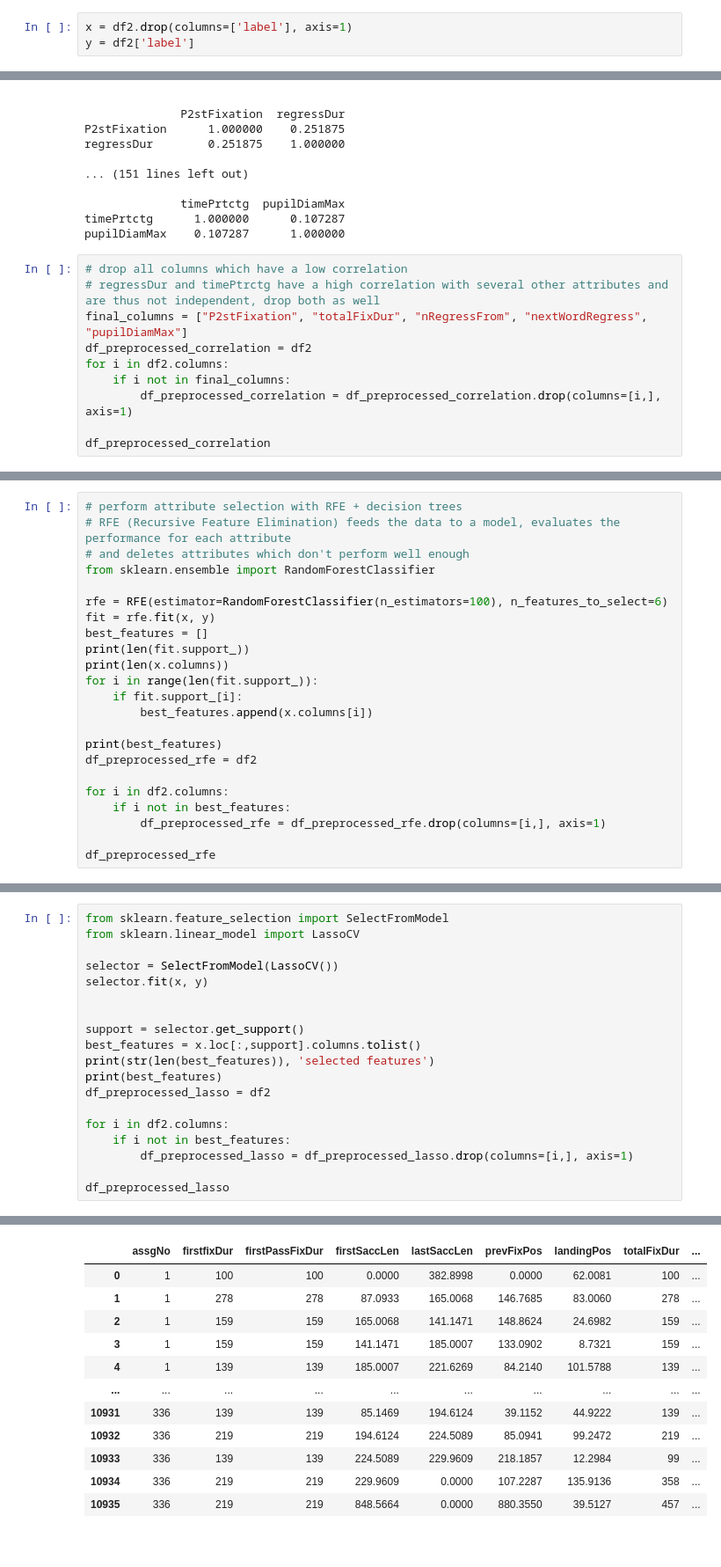
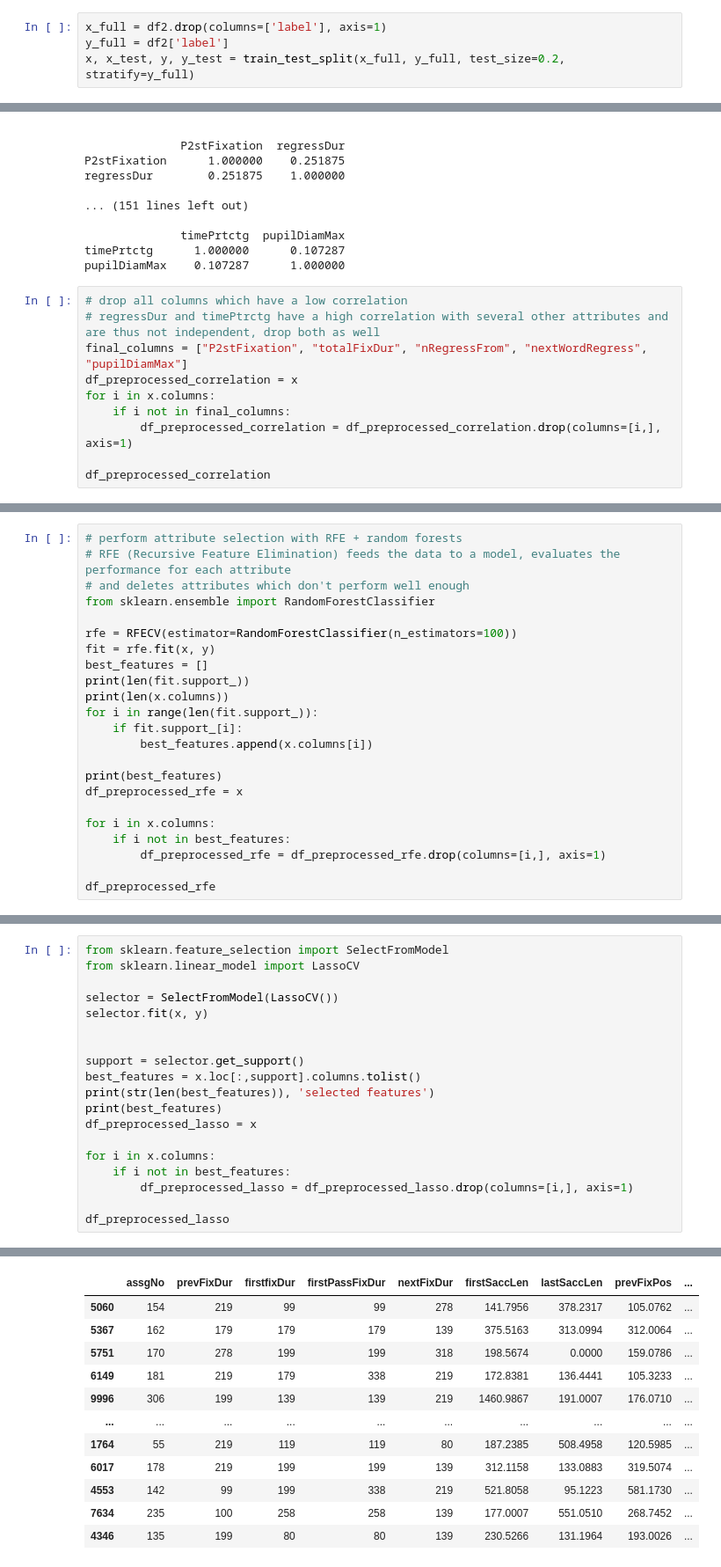
Before and after one commit to adiv413/eye-movement-classifier, a Jupyter notebook: data_preprocessing.ipynb, the cells around one changed output, grey strips where cells are left out. Shown at 88% size. Drawn from its saved outputs; the diff is of its cells as text.

```diff
--- a/data_preprocessing.ipynb
+++ b/data_preprocessing.ipynb
@@ -95,8 +95,9 @@ Index(['assgNo', 'fixcount', 'firstPassCnt', 'P1stFixation', 'P2stFixation',
        'timePrtctg', 'nWordsInTitle', 'label'],
       dtype='object')
 # %%
-x = df2.drop(columns=['label'], axis=1)
-y = df2['label']
+x_full = df2.drop(columns=['label'], axis=1)
+y_full = df2['label']
+x, x_test, y, y_test = train_test_split(x_full, y_full, test_size=0.2, stratify=y_full)
 # %%
 # get the pearson correlation coefficients for all features to determine which features to train on
 
@@ -144,8 +145,8 @@ pupilDiamMax    0.107287      1.000000
 # drop all columns which have a low correlation
 # regressDur and timePtrctg have a high correlation with several other attributes and are thus not independent, drop both as well
 final_columns = ["P2stFixation", "totalFixDur", "nRegressFrom", "nextWordRegress", "pupilDiamMax"]
-df_preprocessed_correlation = df2
-for i in df2.columns:
+df_preprocessed_correlation = x
+for i in x.columns:
     if i not in final_columns:
         df_preprocessed_correlation = df_preprocessed_correlation.drop(columns=[i,], axis=1)
 
@@ -167,10 +168,10 @@ df_preprocessed_correlation
 # %%
-# perform attribute selection with RFE + decision trees
+# perform attribute selection with RFE + random forests
 # RFE (Recursive Feature Elimination) feeds the data to a model, evaluates the performance for each attribute
 # and deletes attributes which don't perform well enough
 from sklearn.ensemble import RandomForestClassifier
 
-rfe = RFE(estimator=RandomForestClassifier(n_estimators=100), n_features_to_select=6)
+rfe = RFECV(estimator=RandomForestClassifier(n_estimators=100))
 fit = rfe.fit(x, y)
 best_features = []
 print(len(fit.support_))
@@ -180,9 +181,9 @@ for i in range(len(fit.support_)):
         best_features.append(x.columns[i])
 
 print(best_features)
-df_preprocessed_rfe = df2
+df_preprocessed_rfe = x
 
-for i in df2.columns:
+for i in x.columns:
     if i not in best_features:
         df_preprocessed_rfe = df_preprocessed_rfe.drop(columns=[i,], axis=1)
 
@@ -216,9 +217,9 @@ support = selector.get_support()
 best_features = x.loc[:,support].columns.tolist()
 print(str(len(best_features)), 'selected features')
 print(best_features)
-df_preprocessed_lasso = df2
+df_preprocessed_lasso = x
 
-for i in df2.columns:
+for i in x.columns:
     if i not in best_features:
         df_preprocessed_lasso = df_preprocessed_lasso.drop(columns=[i,], axis=1)
 
@@ -229,12 +230,12 @@ df_preprocessed_lasso
-|  | assgNo | firstfixDur | firstPassFixDur | firstSaccLen | lastSaccLen | prevFixPos | landingPos | totalFixDur | ... |
-| 0 | 1 | 100 | 100 | 0.0000 | 382.8998 | 0.0000 | 62.0081 | 100 | ... |
-| 1 | 1 | 278 | 278 | 87.0933 | 165.0068 | 146.7685 | 83.0060 | 278 | ... |
-| 2 | 1 | 159 | 159 | 165.0068 | 141.1471 | 148.8624 | 24.6982 | 159 | ... |
-| 3 | 1 | 159 | 159 | 141.1471 | 185.0007 | 133.0902 | 8.7321 | 159 | ... |
-| 4 | 1 | 139 | 139 | 185.0007 | 221.6269 | 84.2140 | 101.5788 | 139 | ... |
+|  | assgNo | prevFixDur | firstfixDur | firstPassFixDur | nextFixDur | firstSaccLen | lastSaccLen | prevFixPos | ... |
+| 5060 | 154 | 219 | 99 | 99 | 278 | 141.7956 | 378.2317 | 105.0762 | ... |
+| 5367 | 162 | 179 | 179 | 179 | 139 | 375.5163 | 313.0994 | 312.0064 | ... |
+| 5751 | 170 | 278 | 199 | 199 | 318 | 198.5674 | 0.0000 | 159.0786 | ... |
+| 6149 | 181 | 219 | 179 | 338 | 219 | 172.8381 | 136.4441 | 105.3233 | ... |
+| 9996 | 306 | 199 | 139 | 139 | 219 | 1460.9867 | 191.0007 | 176.0710 | ... |
 | ... | ... | ... | ... | ... | ... | ... | ... | ... | ... |
-| 10931 | 336 | 139 | 139 | 85.1469 | 194.6124 | 39.1152 | 44.9222 | 139 | ... |
-| 10932 | 336 | 219 | 219 | 194.6124 | 224.5089 | 85.0941 | 99.2472 | 219 | ... |
-| 10933 | 336 | 139 | 139 | 224.5089 | 229.9609 | 218.1857 | 12.2984 | 99 | ... |
-| 10934 | 336 | 219 | 219 | 229.9609 | 0.0000 | 107.2287 | 135.9136 | 358 | ... |
-| 10935 | 336 | 219 | 219 | 848.5664 | 0.0000 | 880.3550 | 39.5127 | 457 | ... |
+| 1764 | 55 | 219 | 119 | 119 | 80 | 187.2385 | 508.4958 | 120.5985 | ... |
+| 6017 | 178 | 219 | 199 | 199 | 139 | 312.1158 | 133.0883 | 319.5074 | ... |
+| 4553 | 142 | 99 | 199 | 338 | 219 | 521.8058 | 95.1223 | 581.1730 | ... |
+| 7634 | 235 | 100 | 258 | 258 | 139 | 177.0007 | 551.0510 | 268.7452 | ... |
+| 4346 | 135 | 199 | 80 | 80 | 139 | 230.5266 | 131.1964 | 193.0026 | ... |
```
Also changed, not shown: parts of 9 cells of this notebook.
